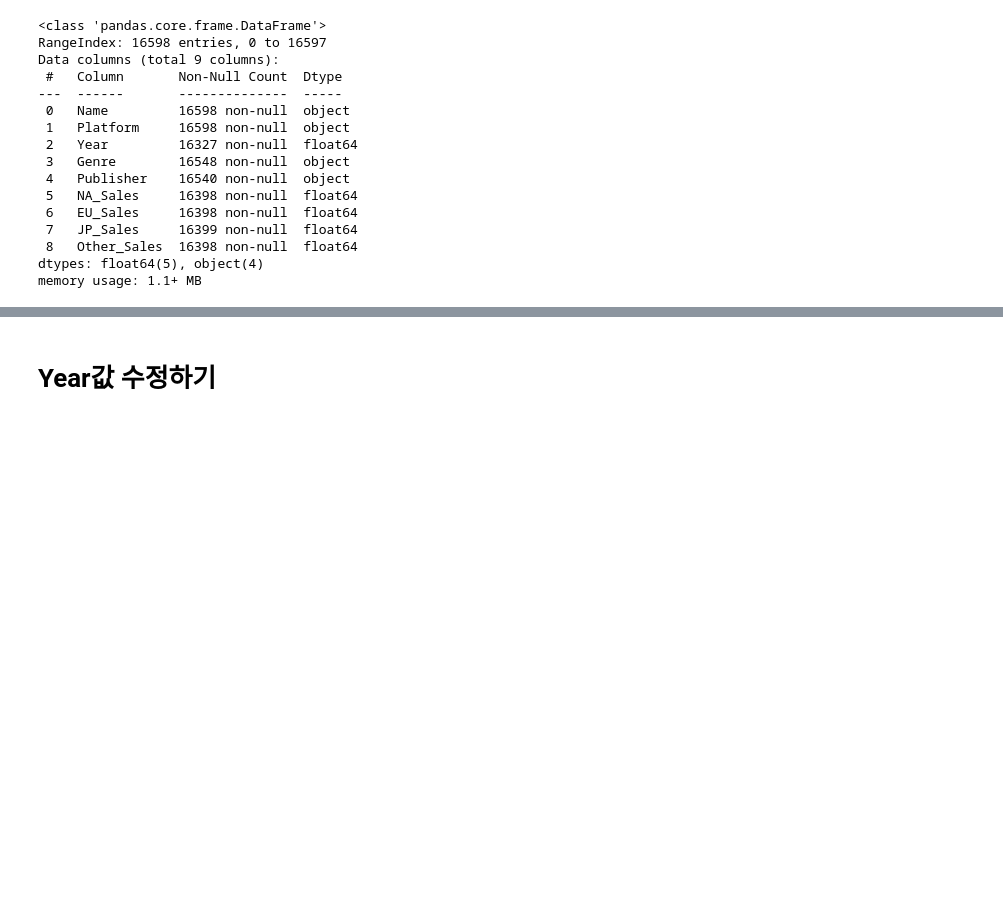
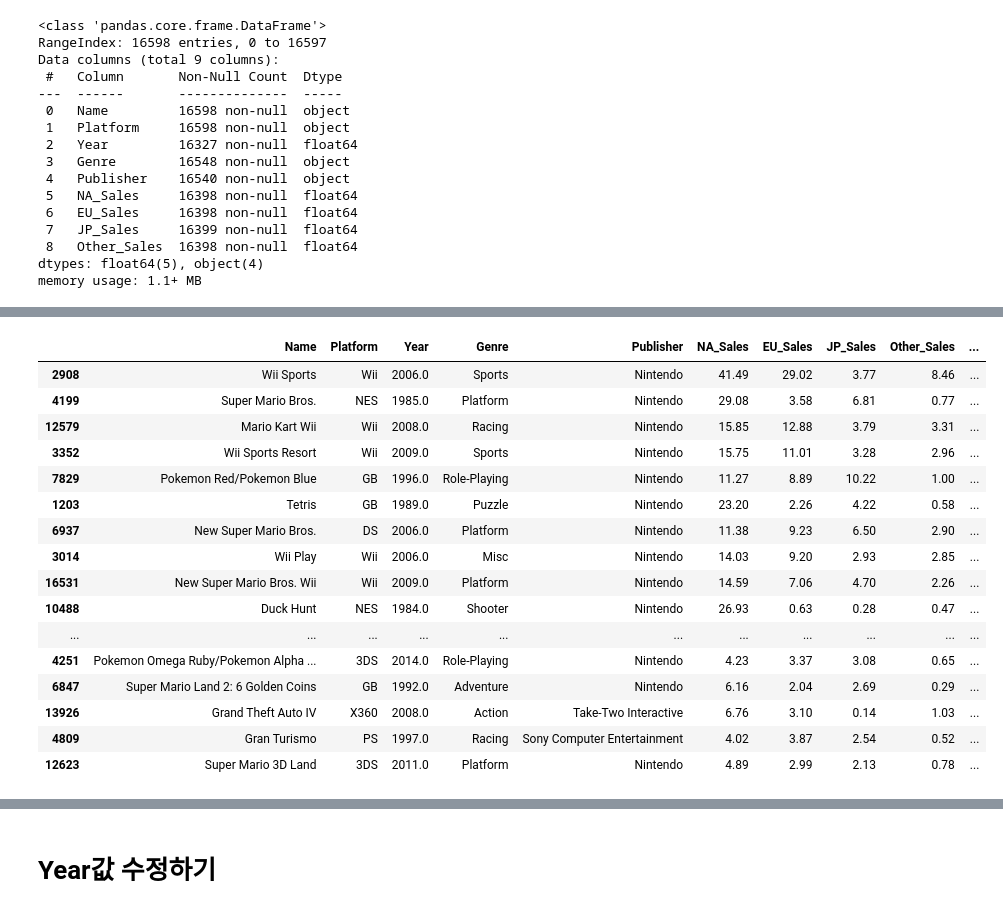
Before and after one commit to syh0397/codestates-AI-bootcamp-1, a Jupyter notebook: Untitled0.ipynb, the cells around one changed output, grey strips where cells are left out. Saved outputs shown, nothing was run; the diff lists cells and outputs as text; code cells hidden in the pictures; blank space fills up the shorter version.

```diff
--- a/Untitled0.ipynb
+++ b/Untitled0.ipynb
@@ -187,0 +206,5 @@ memory usage: 1.1+ MB
+# %%
+#열추가
+#판매량 총합 추가
+df1["overall_sales"] = (df1['NA_Sales'] + df1['EU_Sales'] + df1['JP_Sales'] + df1['Other_Sales']).round(2)
+df1.head()
@@ -187,0 +218,21 @@ memory usage: 1.1+ MB
+# %%
+df2 = df1.sort_values(['overall_sales'], ascending=False)
+df2.head(50)
+# %% [output]
+|  | Name | Platform | Year | Genre | Publisher | NA_Sales | EU_Sales | JP_Sales | Other_Sales | ... |
+| 2908 | Wii Sports | Wii | 2006.0 | Sports | Nintendo | 41.49 | 29.02 | 3.77 | 8.46 | ... |
+| 4199 | Super Mario Bros. | NES | 1985.0 | Platform | Nintendo | 29.08 | 3.58 | 6.81 | 0.77 | ... |
+| 12579 | Mario Kart Wii | Wii | 2008.0 | Racing | Nintendo | 15.85 | 12.88 | 3.79 | 3.31 | ... |
+| 3352 | Wii Sports Resort | Wii | 2009.0 | Sports | Nintendo | 15.75 | 11.01 | 3.28 | 2.96 | ... |
+| 7829 | Pokemon Red/Pokemon Blue | GB | 1996.0 | Role-Playing | Nintendo | 11.27 | 8.89 | 10.22 | 1.00 | ... |
+| 1203 | Tetris | GB | 1989.0 | Puzzle | Nintendo | 23.20 | 2.26 | 4.22 | 0.58 | ... |
+| 6937 | New Super Mario Bros. | DS | 2006.0 | Platform | Nintendo | 11.38 | 9.23 | 6.50 | 2.90 | ... |
+| 3014 | Wii Play | Wii | 2006.0 | Misc | Nintendo | 14.03 | 9.20 | 2.93 | 2.85 | ... |
+| 16531 | New Super Mario Bros. Wii | Wii | 2009.0 | Platform | Nintendo | 14.59 | 7.06 | 4.70 | 2.26 | ... |
+| 10488 | Duck Hunt | NES | 1984.0 | Shooter | Nintendo | 26.93 | 0.63 | 0.28 | 0.47 | ... |
+| ... | ... | ... | ... | ... | ... | ... | ... | ... | ... | ... |
+| 4251 | Pokemon Omega Ruby/Pokemon Alpha ... | 3DS | 2014.0 | Role-Playing | Nintendo | 4.23 | 3.37 | 3.08 | 0.65 | ... |
+| 6847 | Super Mario Land 2: 6 Golden Coins | GB | 1992.0 | Adventure | Nintendo | 6.16 | 2.04 | 2.69 | 0.29 | ... |
+| 13926 | Grand Theft Auto IV | X360 | 2008.0 | Action | Take-Two Interactive | 6.76 | 3.10 | 0.14 | 1.03 | ... |
+| 4809 | Gran Turismo | PS | 1997.0 | Racing | Sony Computer Entertainment | 4.02 | 3.87 | 2.54 | 0.52 | ... |
+| 12623 | Super Mario 3D Land | 3DS | 2011.0 | Platform | Nintendo | 4.89 | 2.99 | 2.13 | 0.78 | ... |
```
Also changed, not shown: parts of 17 cells of this notebook.
